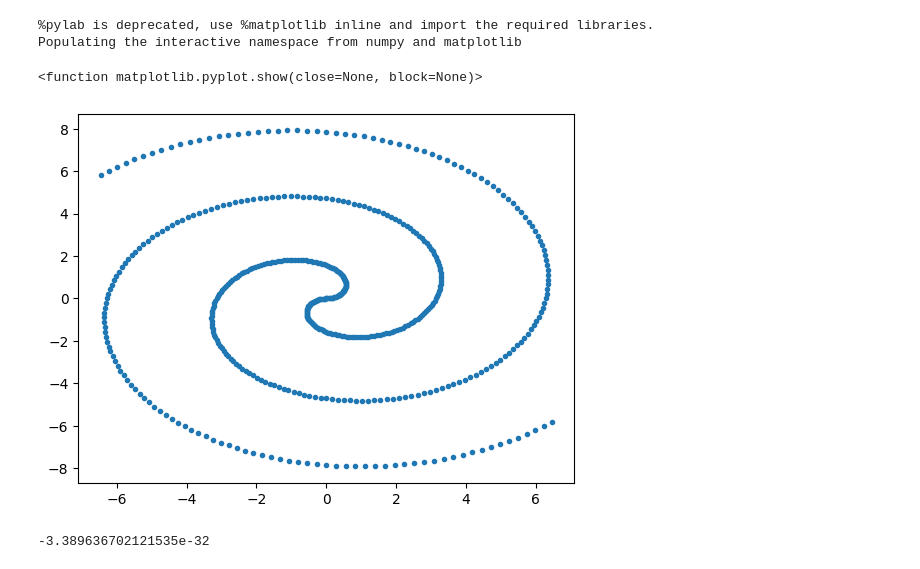
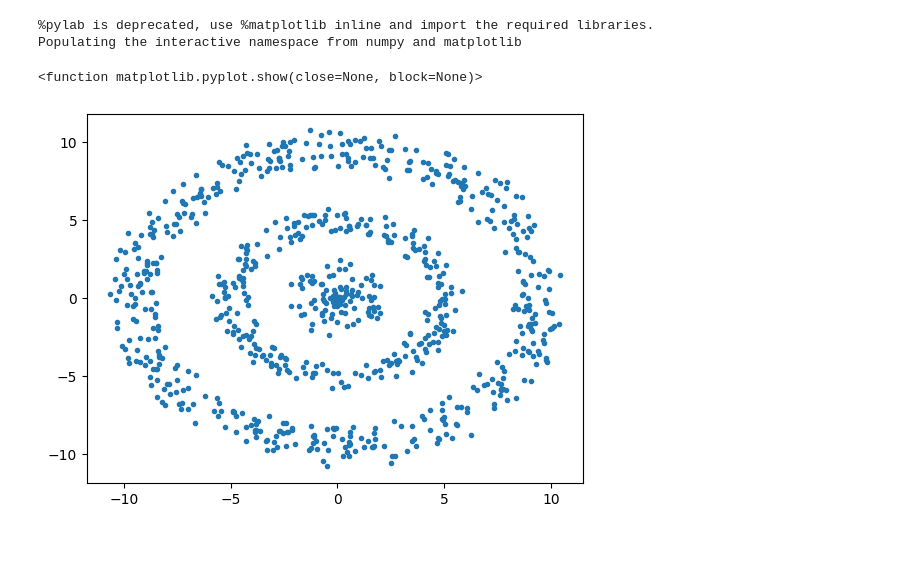
Before and after one commit to Super-eg/Manifold-Learning, a Jupyter notebook: main.ipynb, the cells around one changed output. Drawn from its saved outputs; the diff is of its cells as text; code cells hidden in the pictures.

```diff
--- a/main.ipynb
+++ b/main.ipynb
@@ -8,21 +10,21 @@ Populating the interactive namespace from numpy and matplotlib
 # %%
 # Read datas
 
 unarr_datas = []
-with open('datas/spiral2.txt', 'r') as in_file:
+with open('datas/circle3.txt', 'r') as in_file:
     raw_datas = in_file.readlines()
     for line in raw_datas:
         points = list(map(float, line.split()))
         unarr_datas.append(np.array([points[1], points[2]]))
 
 datas = np.array(unarr_datas)
 N = len(datas)
 
 plt.scatter(datas[:, 0], datas[:, 1], marker='.')
 plt.show
 # %% [output]
 <function matplotlib.pyplot.show(close=None, block=None)>
-[figure, old version]
+[figure, new version]
 # %%
 # Compute K, P, D matrices
 
@@ -60,12 +62,3 @@ def get_DnQ(K):
 def get_D(P):
     Dis = squareform(pdist(P))
     return Dis * Dis
-# %%
-K = get_K(datas, 2)
-D, Q= get_DnQ(K)
-P = get_P(K, 1)
-
-# Q is symmetric
-print(sum(transpose(Q) - Q))
-# %% [output]
--3.389636702121535e-32
```
Also changed, not shown: parts of 12 cells of this notebook.
